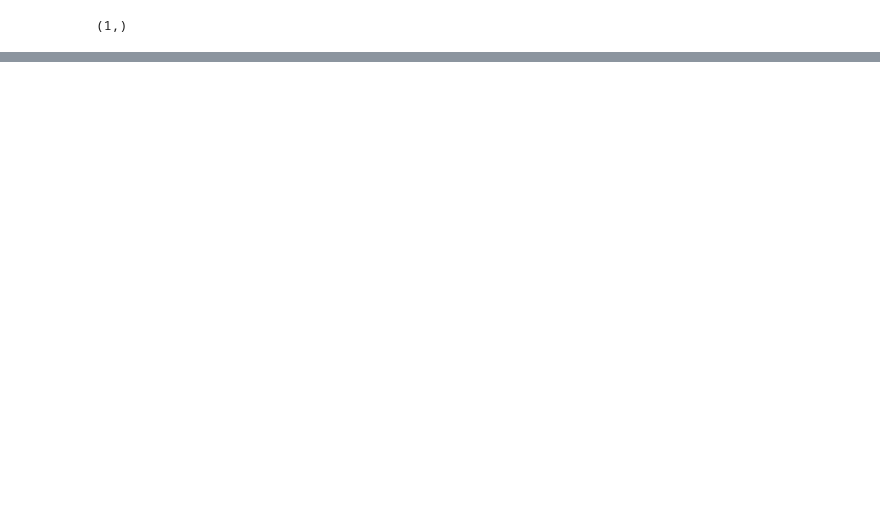
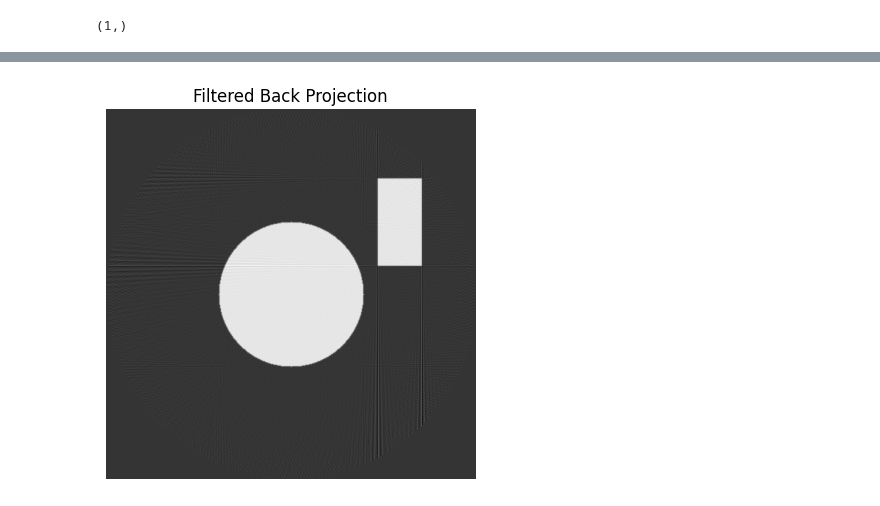
Before and after one commit to TomerFriling/reconstruction_examples_for_master, a Jupyter notebook: plots_intro_reconstruction.ipynb, the cells around one changed output, grey strips where cells are left out. Cells and saved outputs as stored; diff of their text form; code cells hidden in the pictures; blank space fills up the shorter version.

```diff
--- a/plots_intro_reconstruction.ipynb
+++ b/plots_intro_reconstruction.ipynb
@@ -118,0 +280,11 @@ plt.show()
+# %%
+from skimage.transform import iradon
+
+reconstruction_fbp = iradon(sinogram, theta=azi_angles, filter_name='ramp', circle=True)
+
+plt.imshow(reconstruction_fbp, cmap='gray')
+plt.title("Filtered Back Projection")
+plt.axis('off')
+plt.show()
+# %% [output]
+[figure, added]
```
Also changed, not shown: parts of 15 cells of this notebook, 17 other files.
